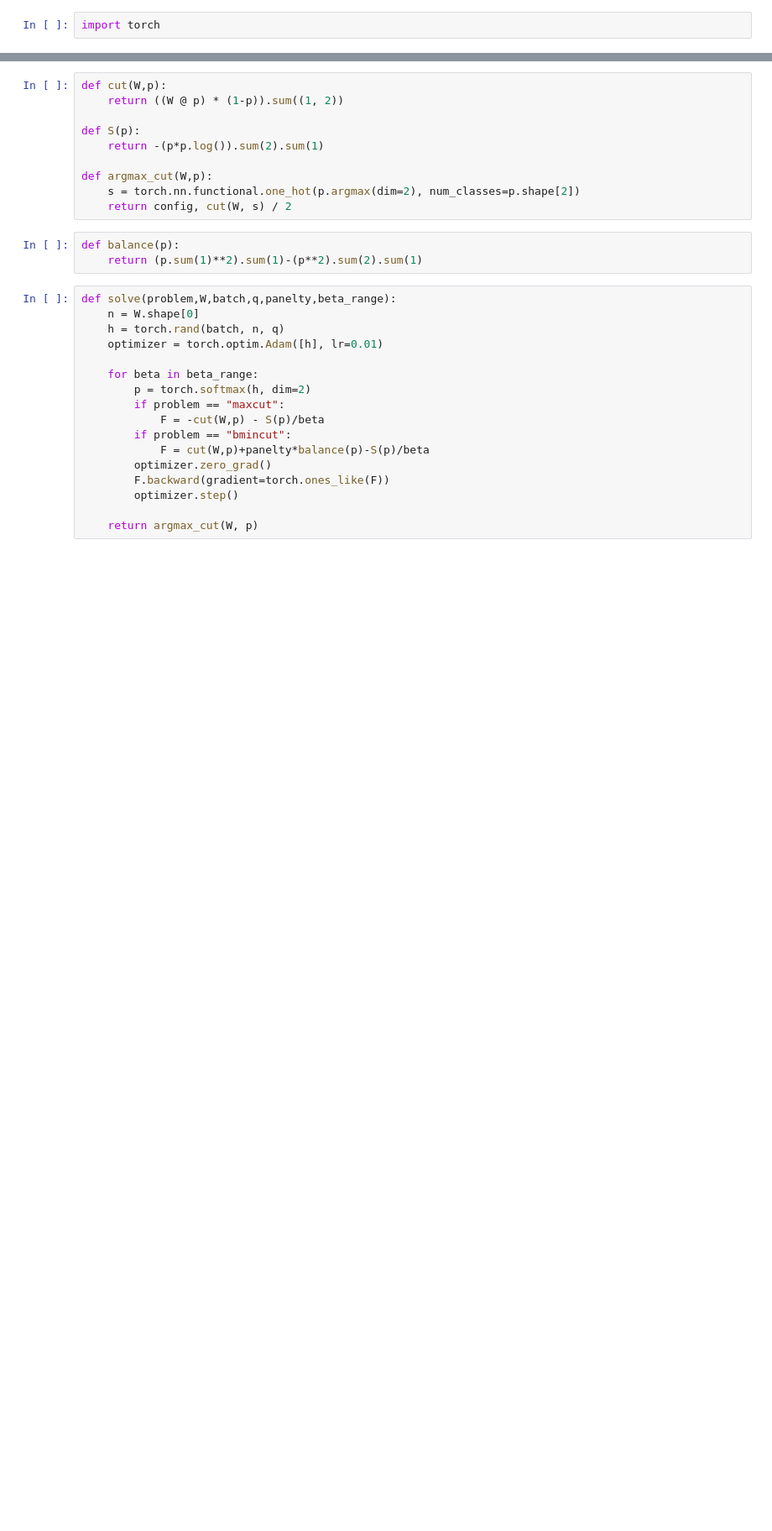
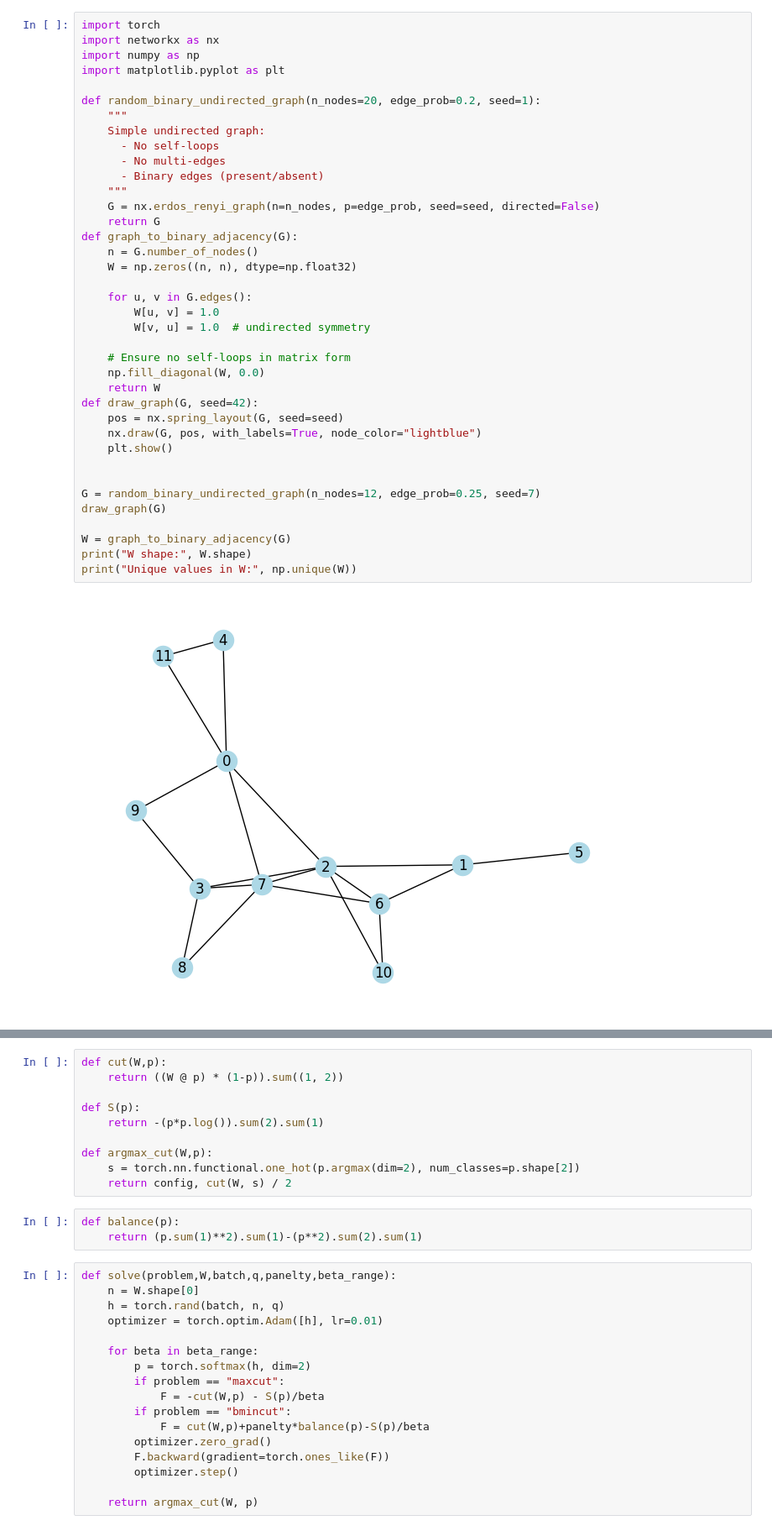
Before and after one commit to ronitd2002/QeFEM, a Jupyter notebook: maxcut-trial-run.ipynb, the cells around one changed output, grey strips where cells are left out. Shown: that part at 84% size. Saved outputs shown, nothing was run; the diff lists cells and outputs as text; blank space fills up the shorter version.

```diff
--- a/maxcut-trial-run.ipynb
+++ b/maxcut-trial-run.ipynb
@@ -1,2 +11,40 @@
 # %%
 import torch
+import networkx as nx
+import numpy as np
+import matplotlib.pyplot as plt
+
+def random_binary_undirected_graph(n_nodes=20, edge_prob=0.2, seed=1):
+    """
+    Simple undirected graph:
+      - No self-loops
+      - No multi-edges
+      - Binary edges (present/absent)
+    """
+    G = nx.erdos_renyi_graph(n=n_nodes, p=edge_prob, seed=seed, directed=False)
+    return G
+def graph_to_binary_adjacency(G):
+    n = G.number_of_nodes()
+    W = np.zeros((n, n), dtype=np.float32)
+
+    for u, v in G.edges():
+        W[u, v] = 1.0
+        W[v, u] = 1.0  # undirected symmetry
+
+    # Ensure no self-loops in matrix form
+    np.fill_diagonal(W, 0.0)
+    return W
+def draw_graph(G, seed=42):
+    pos = nx.spring_layout(G, seed=seed)
+    nx.draw(G, pos, with_labels=True, node_color="lightblue")
+    plt.show()
+
+
+G = random_binary_undirected_graph(n_nodes=12, edge_prob=0.25, seed=7)
+draw_graph(G)
+
+W = graph_to_binary_adjacency(G)
+print("W shape:", W.shape)
+print("Unique values in W:", np.unique(W))
+# %% [output]
+[figure, added]
```
Also changed, not shown: parts of 2 cells of this notebook.
